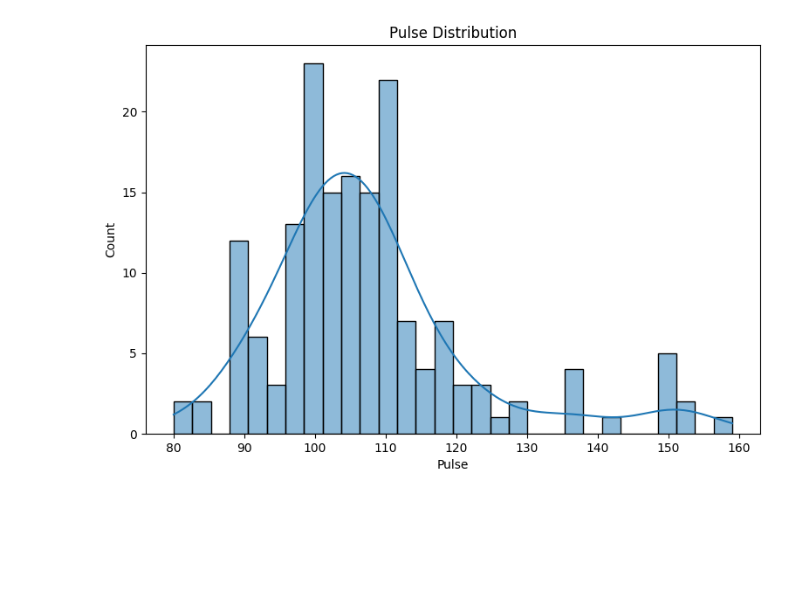
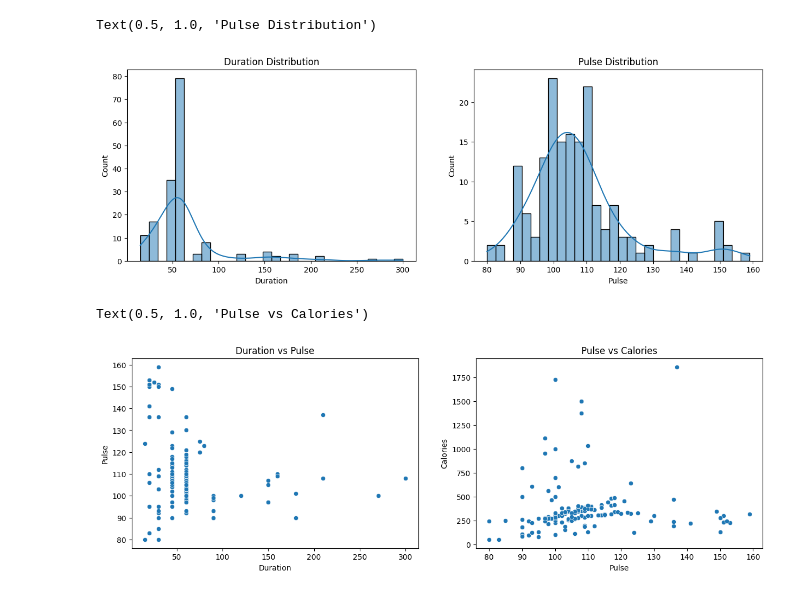
Before and after one commit to Nabasumba-Suzan/Nabasumba-Suzan, a Jupyter notebook: datacleanining.ipynb, the cells around one changed output. Drawn from its saved outputs; the diff is of its cells as text; code cells hidden in the pictures; blank space fills up the shorter version.

```diff
--- a/datacleanining.ipynb
+++ b/datacleanining.ipynb
@@ -4,19 +4,28 @@ import pandas as pd
 
 df = pd.read_csv("data.csv")
 # %%
-import matplotlib.pyplot as plt
-import seaborn as sns
-
-# Set up the figure size
 plt.figure(figsize=(15, 10))
 
-# Subplot 1: Pulse
+# Histogram of 'Duration'
 plt.subplot(2, 2, 1)
+sns.histplot(df['Duration'], bins=30, kde=True)
+plt.title('Duration Distribution')
+# Histogram of 'Pulse'
+plt.subplot(2, 2, 2)
 sns.histplot(df['Pulse'], bins=30, kde=True)
 plt.title('Pulse Distribution')
-
-# Show the plot
-plt.tight_layout()
-plt.show()
 # %% [output]
+Text(0.5, 1.0, 'Pulse Distribution')
-[figure, old version]
+[figure, new version]
+# %%
+plt.figure(figsize=(15, 10))
+plt.subplot(2, 2, 1)
+sns.scatterplot(x='Duration', y='Pulse', data=df)
+plt.title('Duration vs Pulse')
+# Scatter plot of 'Pulse'
+plt.subplot(2, 2, 2)
+sns.scatterplot(x='Pulse', y='Calories', data=df)
+plt.title('Pulse vs Calories')
+# %% [output]
+Text(0.5, 1.0, 'Pulse vs Calories')
+[figure, added]
```
Also changed, not shown: parts of 2 cells of this notebook, 7 other files.
